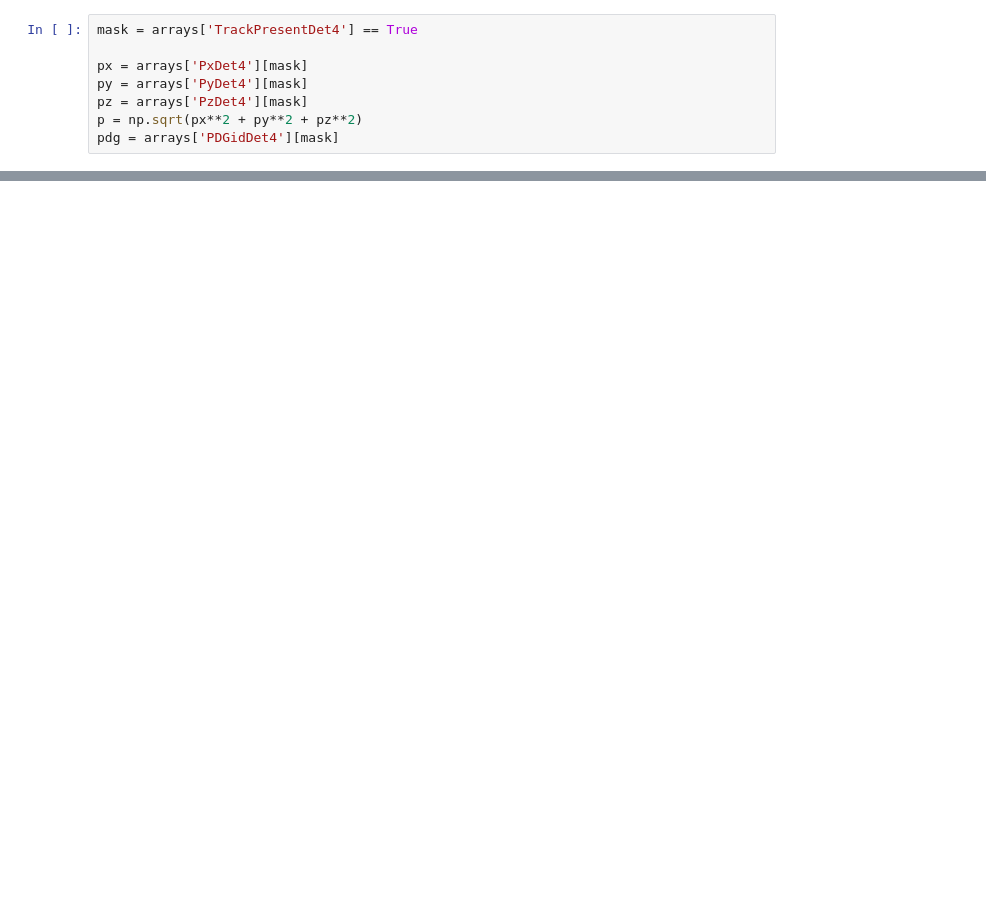
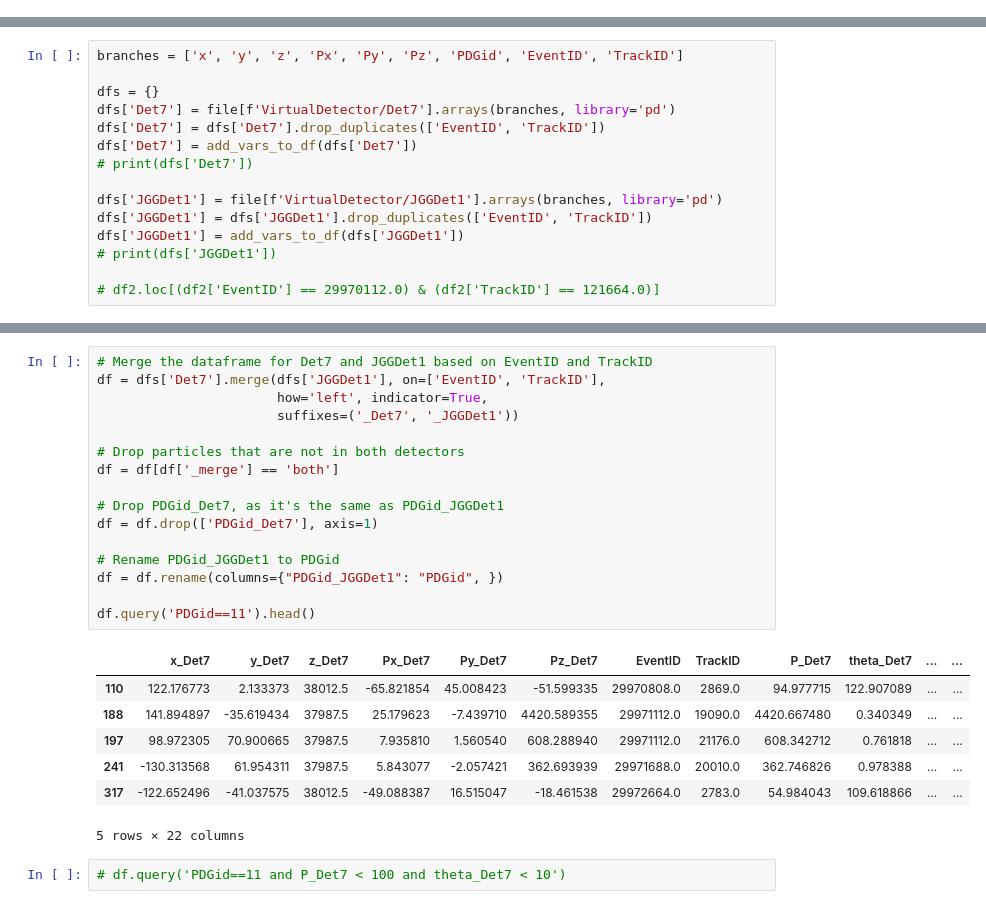
Before and after one commit to ArCS-FNAL/beamline, a Jupyter notebook: Analysis/BeamlineAna-G4BLSimple.ipynb, the cells around one changed output, grey strips where cells are left out. Saved outputs shown, nothing was run; the diff lists cells and outputs as text; blank space fills up the shorter version.

```diff
--- a/Analysis/BeamlineAna-G4BLSimple.ipynb
+++ b/Analysis/BeamlineAna-G4BLSimple.ipynb
@@ -510,8 +0,0 @@ np.int64(12)
-# %%
-mask = arrays['TrackPresentDet4'] == True
-
-px = arrays['PxDet4'][mask]
-py = arrays['PyDet4'][mask]
-pz = arrays['PzDet4'][mask]
-p = np.sqrt(px**2 + py**2 + pz**2)
-pdg = arrays['PDGidDet4'][mask]
@@ -526,0 +99,15 @@ plt.show()
+# %%
+branches = ['x', 'y', 'z', 'Px', 'Py', 'Pz', 'PDGid', 'EventID', 'TrackID']
+
+dfs = {}
+dfs['Det7'] = file[f'VirtualDetector/Det7'].arrays(branches, library='pd')
+dfs['Det7'] = dfs['Det7'].drop_duplicates(['EventID', 'TrackID'])
+dfs['Det7'] = add_vars_to_df(dfs['Det7'])
+# print(dfs['Det7'])
+
+dfs['JGGDet1'] = file[f'VirtualDetector/JGGDet1'].arrays(branches, library='pd')
+dfs['JGGDet1'] = dfs['JGGDet1'].drop_duplicates(['EventID', 'TrackID'])
+dfs['JGGDet1'] = add_vars_to_df(dfs['JGGDet1'])
+# print(dfs['JGGDet1'])
+
+# df2.loc[(df2['EventID'] == 29970112.0) & (df2['TrackID'] == 121664.0)]
@@ -526,0 +120,26 @@ plt.show()
+# %%
+# Merge the dataframe for Det7 and JGGDet1 based on EventID and TrackID
+df = dfs['Det7'].merge(dfs['JGGDet1'], on=['EventID', 'TrackID'],
+                       how='left', indicator=True,
+                       suffixes=('_Det7', '_JGGDet1'))
+
+# Drop particles that are not in both detectors
+df = df[df['_merge'] == 'both']
+
+# Drop PDGid_Det7, as it's the same as PDGid_JGGDet1
+df = df.drop(['PDGid_Det7'], axis=1)
+
+# Rename PDGid_JGGDet1 to PDGid
+df = df.rename(columns={"PDGid_JGGDet1": "PDGid", })
+
+df.query('PDGid==11').head()
+# %% [output]
+|  | x_Det7 | y_Det7 | z_Det7 | Px_Det7 | Py_Det7 | Pz_Det7 | EventID | TrackID | P_Det7 | theta_Det7 | ... | ... |
+| 110 | 122.176773 | 2.133373 | 38012.5 | -65.821854 | 45.008423 | -51.599335 | 29970808.0 | 2869.0 | 94.977715 | 122.907089 | ... | ... |
+| 188 | 141.894897 | -35.619434 | 37987.5 | 25.179623 | -7.439710 | 4420.589355 | 29971112.0 | 19090.0 | 4420.667480 | 0.340349 | ... | ... |
+| 197 | 98.972305 | 70.900665 | 37987.5 | 7.935810 | 1.560540 | 608.288940 | 29971112.0 | 21176.0 | 608.342712 | 0.761818 | ... | ... |
+| 241 | -130.313568 | 61.954311 | 37987.5 | 5.843077 | -2.057421 | 362.693939 | 29971688.0 | 20010.0 | 362.746826 | 0.978388 | ... | ... |
+| 317 | -122.652496 | -41.037575 | 38012.5 | -49.088387 | 16.515047 | -18.461538 | 29972664.0 | 2783.0 | 54.984043 | 109.618866 | ... | ... |
+5 rows × 22 columns
+# %%
+# df.query('PDGid==11 and P_Det7 < 100 and theta_Det7 < 10')
```
Also changed, not shown: parts of 36 cells of this notebook, 3 other files.
